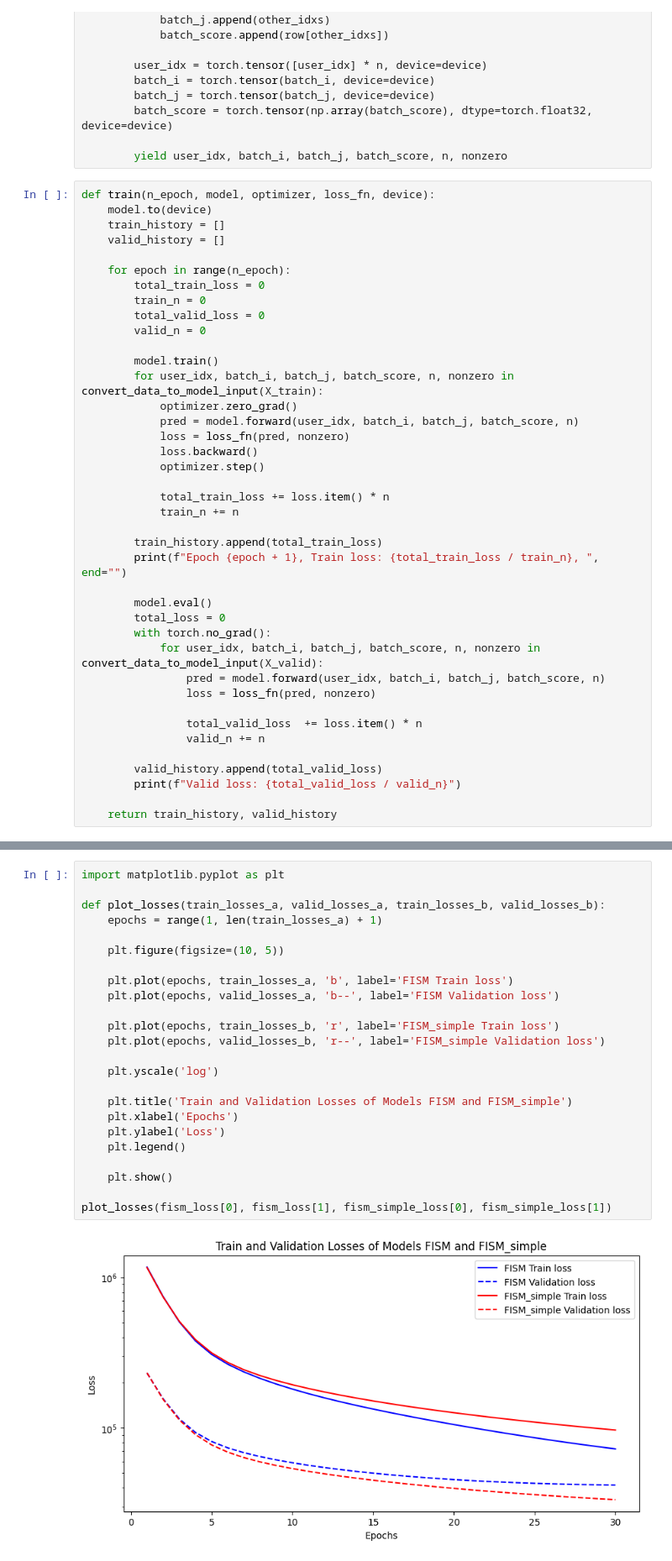
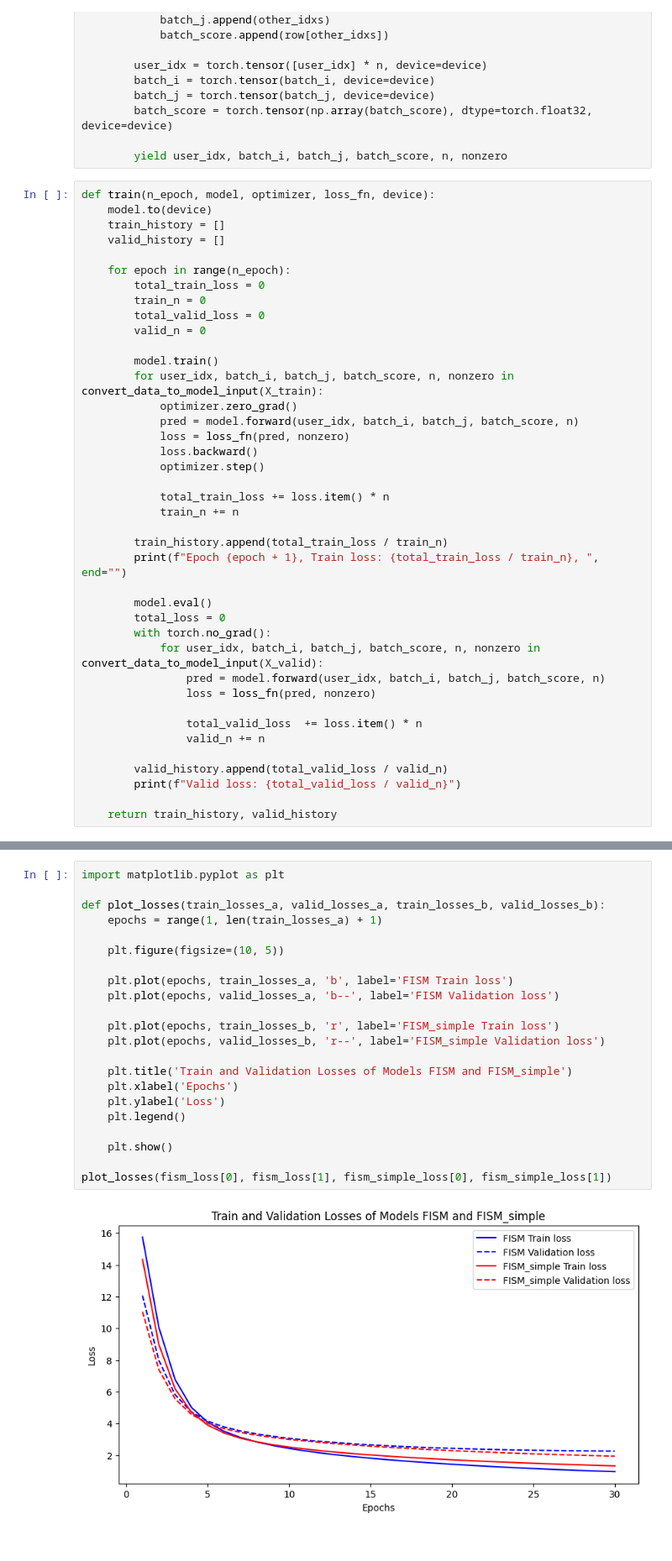
Before and after one commit to kookmin-sw/capstone-2024-06, a Jupyter notebook: back/models/fism.ipynb, the cells around one changed output, grey strips where cells are left out. Shown at 84% size. Cells and saved outputs as stored; diff of their text form.

Commit message:
modify loss graph

```diff
--- a/back/models/fism.ipynb
+++ b/back/models/fism.ipynb
@@ -110,7 +110,7 @@ def train(n_epoch, model, optimizer, loss_fn, device):
             total_train_loss += loss.item() * n
             train_n += n
 
-        train_history.append(total_train_loss)
+        train_history.append(total_train_loss / train_n)
         print(f"Epoch {epoch + 1}, Train loss: {total_train_loss / train_n}, ", end="")
 
         model.eval()
@@ -123,7 +123,7 @@ def train(n_epoch, model, optimizer, loss_fn, device):
                 total_valid_loss  += loss.item() * n
                 valid_n += n
 
-        valid_history.append(total_valid_loss)
+        valid_history.append(total_valid_loss / valid_n)
         print(f"Valid loss: {total_valid_loss / valid_n}")
 
     return train_history, valid_history
@@ -180,26 +180,24 @@ Epoch 30, Train loss: 1.1999968572050512, Valid loss: 1.7341850407930683
 # %%
 import matplotlib.pyplot as plt
 
 def plot_losses(train_losses_a, valid_losses_a, train_losses_b, valid_losses_b):
     epochs = range(1, len(train_losses_a) + 1)
 
     plt.figure(figsize=(10, 5))
 
     plt.plot(epochs, train_losses_a, 'b', label='FISM Train loss')
     plt.plot(epochs, valid_losses_a, 'b--', label='FISM Validation loss')
 
     plt.plot(epochs, train_losses_b, 'r', label='FISM_simple Train loss')
     plt.plot(epochs, valid_losses_b, 'r--', label='FISM_simple Validation loss')
 
-    plt.yscale('log')
-
     plt.title('Train and Validation Losses of Models FISM and FISM_simple')
     plt.xlabel('Epochs')
     plt.ylabel('Loss')
     plt.legend()
 
     plt.show()
 
 plot_losses(fism_loss[0], fism_loss[1], fism_simple_loss[0], fism_simple_loss[1])
 # %% [output]
-[figure, old version]
+[figure, new version]
```
Also changed, not shown: parts of 2 cells of this notebook.
